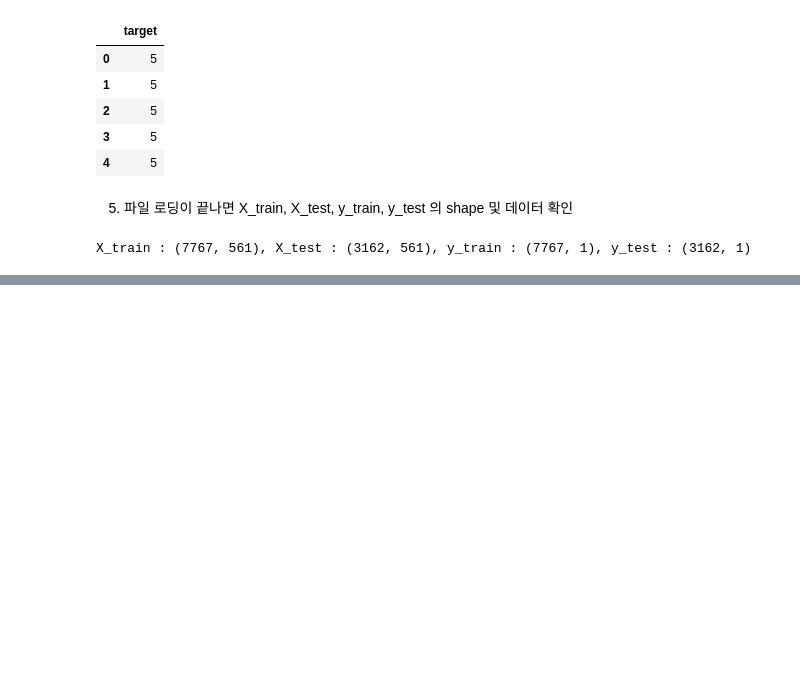
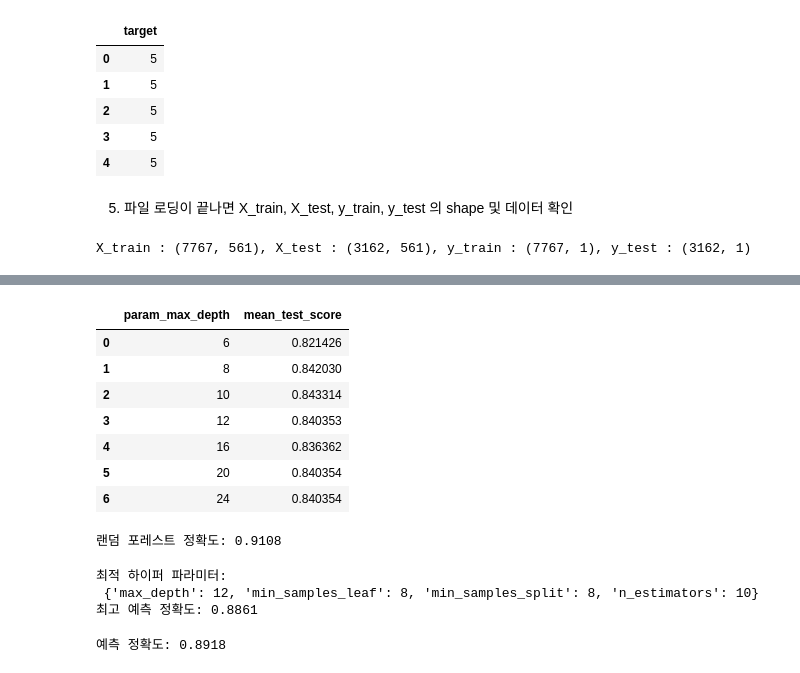
Before and after one commit to dhdmsdud/TIL, a Jupyter notebook: Machin Learning/Voting_Bagging[test].ipynb, the cells around one changed output, grey strips where cells are left out. Drawn from its saved outputs; the diff is of its cells as text; code cells hidden in the pictures; blank space fills up the shorter version.

```diff
--- a/Machin Learning/Voting_Bagging[test].ipynb
+++ b/Machin Learning/Voting_Bagging[test].ipynb
@@ -130,7 +130,7 @@ display(y_test.head())
 # %%
 X_train = pd.read_csv('../data/human_activity/Train/X_train.txt', sep='\s+', header=None)
 y_train = pd.read_csv('../data/human_activity/Train/y_train.txt', sep='\s+', header=None)
-X_train.columns = list(np.array(human[0].tolist()))
+X_train.columns = list(human[0].tolist())
 y_train.columns = ['target']
 
 display(X_train.head())
@@ -185,0 +194,10 @@ memory usage: 13.5 MB
+# %%
+# Decision Tree 모델 만들기
+tree_model = DecisionTreeClassifier(random_state=100)
+tree_model.fit(X_train, y_train)
+y_pred = tree_model.predict(X_test)
+
+acc = accuracy_score(y_test, y_pred)
+
+print('tree 분류 정확도 : ', acc)
+print('tree 분류 하이퍼 파라미터 : ', tree_model.get_params()) # tree 튜닝할때 사용할수 있는 결정 값
@@ -185,0 +207,11 @@ memory usage: 13.5 MB
+# %%
+# param setting
+params = {
+    'max_depth' : [6,8,10,12,16,20,24]
+}
+
+grid_cv = GridSearchCV(tree_model, param_grid=params, scoring='accuracy', cv=5, verbose=1)
+grid_cv.fit(X_train, y_train)
+
+print("Grid Search CV's best score : ", grid_cv.best_score_)
+print('최적의 하이퍼 파라미터 : ', grid_cv.best_params_)
@@ -185,0 +224,52 @@ memory usage: 13.5 MB
+# %%
+# Grid Search CV의 결과
+grid_cv_df = pd.DataFrame(grid_cv.cv_results_)
+grid_cv_df[['param_max_depth', 'mean_test_score']]
+# %% [output]
+|  | param_max_depth | mean_test_score |
+| 0 | 6 | 0.821426 |
+| 1 | 8 | 0.842030 |
+| 2 | 10 | 0.843314 |
+| 3 | 12 | 0.840353 |
+| 4 | 16 | 0.836362 |
+| 5 | 20 | 0.840354 |
+| 6 | 24 | 0.840354 |
+# %%
+# 랜덤 포레스트 학습 및 별도의 테스트 셋으로 예측 성능 평가
+rf_clf = RandomForestClassifier(random_state=0)
+rf_clf.fit(X_train , y_train)
+pred = rf_clf.predict(X_test)
+accuracy = accuracy_score(y_test , pred)
+
+print('랜덤 포레스트 정확도: {0:.4f}'.format(accuracy))
+# %% [output]
+랜덤 포레스트 정확도: 0.9108
+# %%
+params = {
+    'n_estimators':[10],
+    'max_depth' : [6, 8, 10, 12],
+    'min_samples_leaf' : [8, 12, 18 ],
+    'min_samples_split' : [8, 16, 20]
+}
+# RandomForestClassifier 객체 생성 후 GridSearchCV 수행
+rf_clf = RandomForestClassifier(random_state=0, n_jobs=-1)
+
+grid_cv = GridSearchCV(rf_clf , param_grid=params , cv=2, n_jobs=-1 )
+
+grid_cv.fit(X_train , y_train)
+
+print('최적 하이퍼 파라미터:\n', grid_cv.best_params_)
+print('최고 예측 정확도: {0:.4f}'.format(grid_cv.best_score_))
+# %% [output]
+최적 하이퍼 파라미터:
+ {'max_depth': 12, 'min_samples_leaf': 8, 'min_samples_split': 8, 'n_estimators': 10}
+최고 예측 정확도: 0.8861
+# %%
+# 튜닝된 하이퍼 파라미터로 재 학습 및 예측/평가
+rf_clf1 = RandomForestClassifier(n_estimators=10, max_depth=12, min_samples_leaf=8, \
+                                 min_samples_split=10, random_state=0)
+rf_clf1.fit(X_train , y_train)
+pred = rf_clf1.predict(X_test)
+print('예측 정확도: {0:.4f}'.format(accuracy_score(y_test , pred)))
+# %% [output]
+예측 정확도: 0.8918
```
Also changed, not shown: parts of 11 cells of this notebook.
